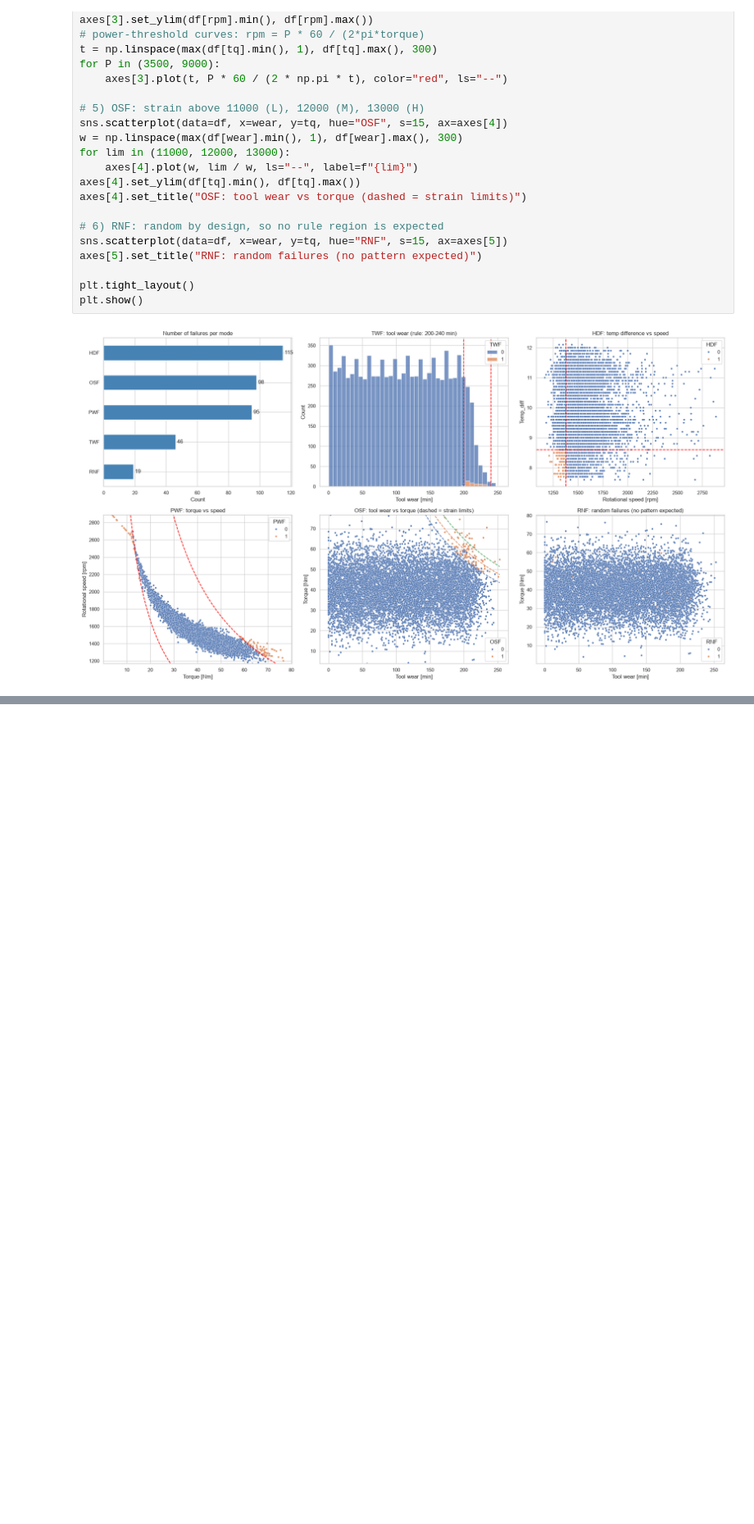
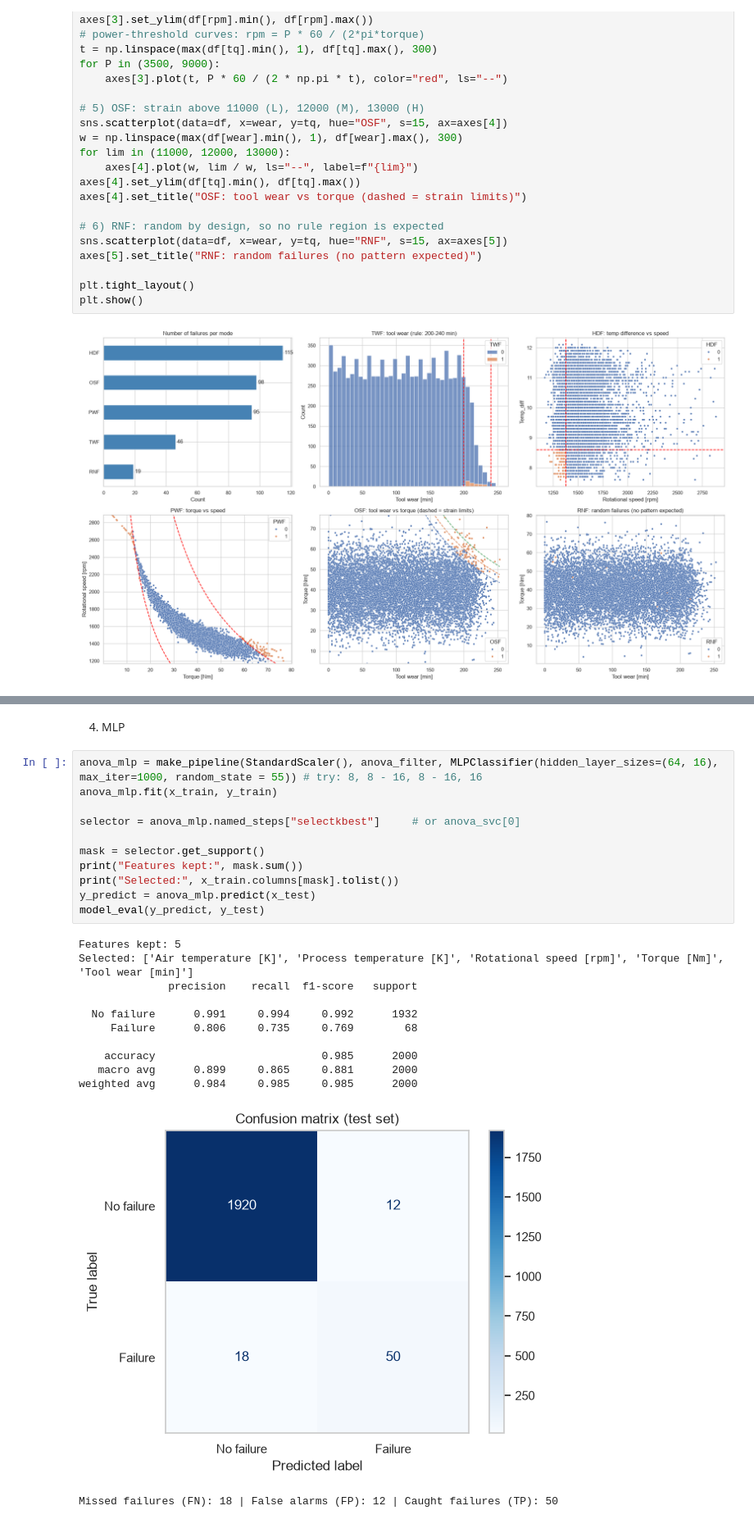
Before and after one commit to sotheasokea/ML_Term_Project, a Jupyter notebook: Predictive_Maintenance.ipynb, the cells around one changed output, grey strips where cells are left out. Shown at 82% size. Drawn from its saved outputs; the diff is of its cells as text; blank space fills up the shorter version.

```diff
--- a/Predictive_Maintenance.ipynb
+++ b/Predictive_Maintenance.ipynb
@@ -193,0 +392,26 @@ plt.show()
+# %% [markdown]
+4. MLP
+# %%
+anova_mlp = make_pipeline(StandardScaler(), anova_filter, MLPClassifier(hidden_layer_sizes=(64, 16), max_iter=1000, random_state = 55)) # try: 8, 8 - 16, 8 - 16, 16
+anova_mlp.fit(x_train, y_train)
+
+selector = anova_mlp.named_steps["selectkbest"]     # or anova_svc[0]
+
+mask = selector.get_support()
+print("Features kept:", mask.sum())
+print("Selected:", x_train.columns[mask].tolist())
+y_predict = anova_mlp.predict(x_test)
+model_eval(y_predict, y_test)
+# %% [output]
+Features kept: 5
+Selected: ['Air temperature [K]', 'Process temperature [K]', 'Rotational speed [rpm]', 'Torque [Nm]', 'Tool wear [min]']
+              precision    recall  f1-score   support
+
+  No failure      0.991     0.994     0.992      1932
+     Failure      0.806     0.735     0.769        68
+
+    accuracy                          0.985      2000
+   macro avg      0.899     0.865     0.881      2000
+weighted avg      0.984     0.985     0.985      2000
+[figure, added]
+Missed failures (FN): 18 | False alarms (FP): 12 | Caught failures (TP): 50
```
Also changed, not shown: parts of 58 cells of this notebook.
